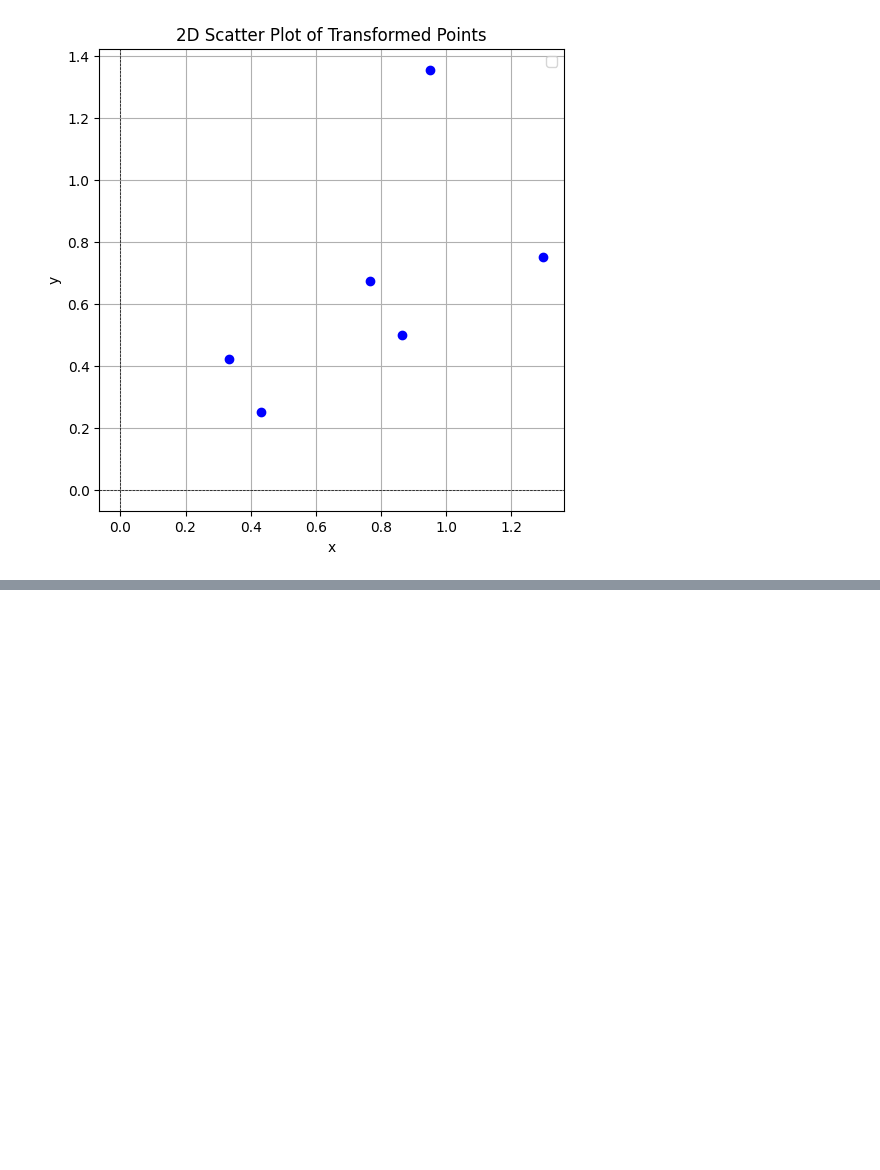
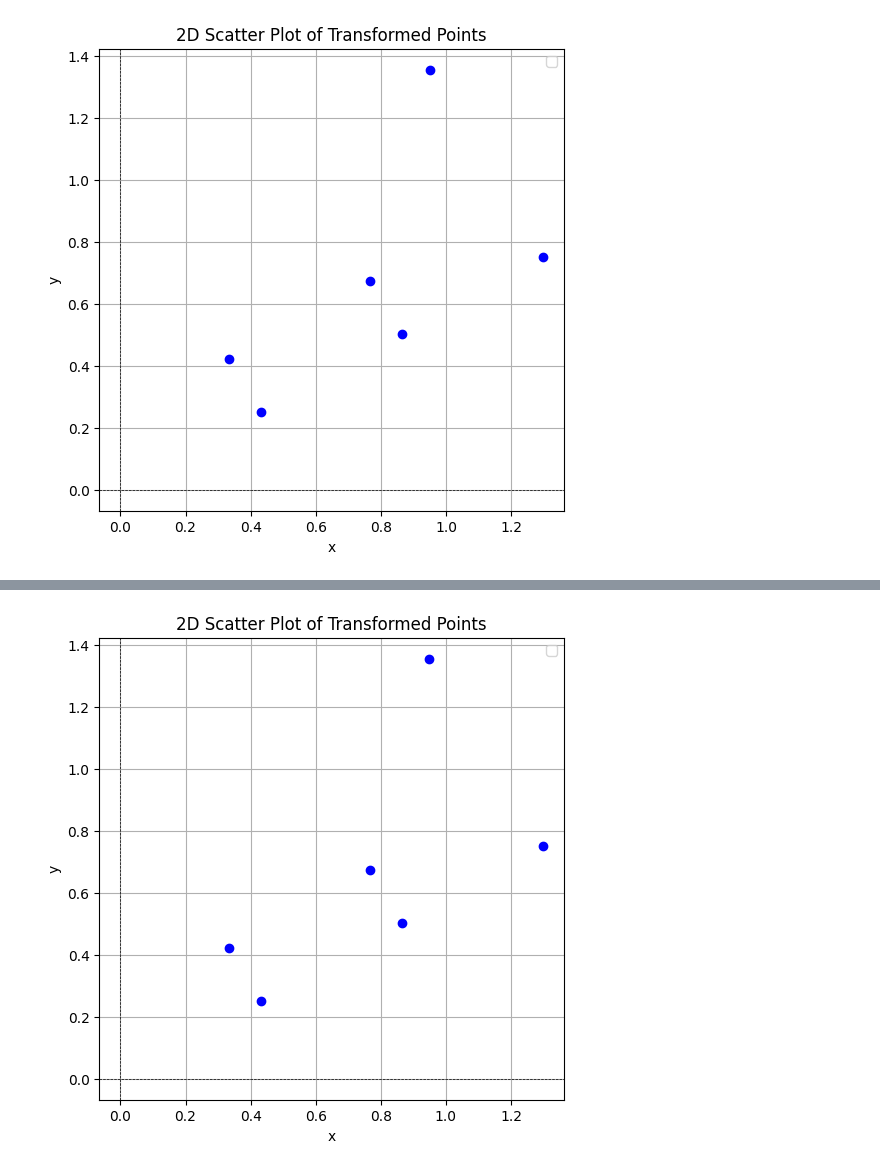
Before and after one commit to Justusperthes/Comphy, a Jupyter notebook: w9/neural_nets.ipynb, the cells around one changed output, grey strips where cells are left out. Saved outputs shown, nothing was run; the diff lists cells and outputs as text; code cells hidden in the pictures; blank space fills up the shorter version.

Commit message:
trained model with bias now

```diff
--- a/w9/neural_nets.ipynb
+++ b/w9/neural_nets.ipynb
@@ -1232,0 +1310,24 @@ plt.show()
+# %%
+# the rotation matrix found by training is applied to each of the original 6 points (input points on tensor form)
+output_points_predicted = torch.matmul(input_points,model_tensor.T)
+
+# Convert tensor to numpy for plotting
+output_points_predicted_plotform = output_points_predicted.detach().numpy()
+
+# Extract x and y coordinates
+x_coords = output_points_predicted_plotform[:, 0]
+y_coords = output_points_predicted_plotform[:, 1]
+
+# Plotting
+plt.figure(figsize=(6, 6))
+plt.scatter(x_coords, y_coords, color='blue')
+plt.xlabel("x")
+plt.ylabel("y")
+plt.axhline(0, color='k', linestyle='--', linewidth=0.5)
+plt.axvline(0, color='k', linestyle='--', linewidth=0.5)
+plt.title("2D Scatter Plot of Transformed Points")
+plt.legend()
+plt.grid(True)
+plt.show()
+# %% [output]
+[figure, added]
```
Also changed, not shown: parts of 7 cells of this notebook.
